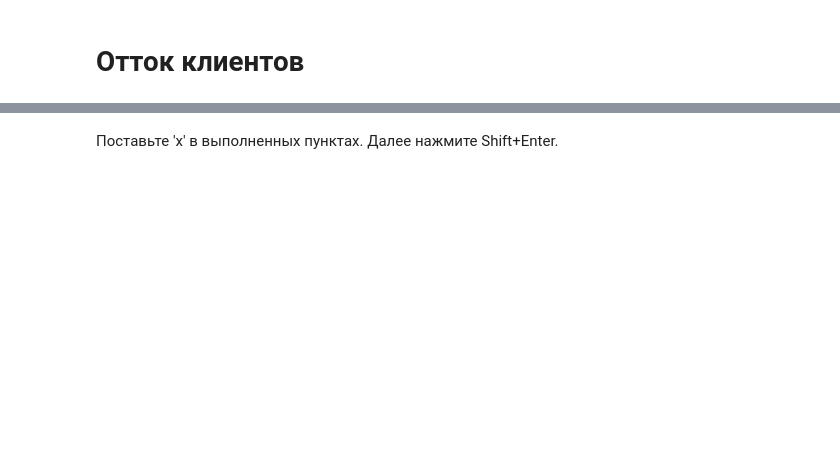
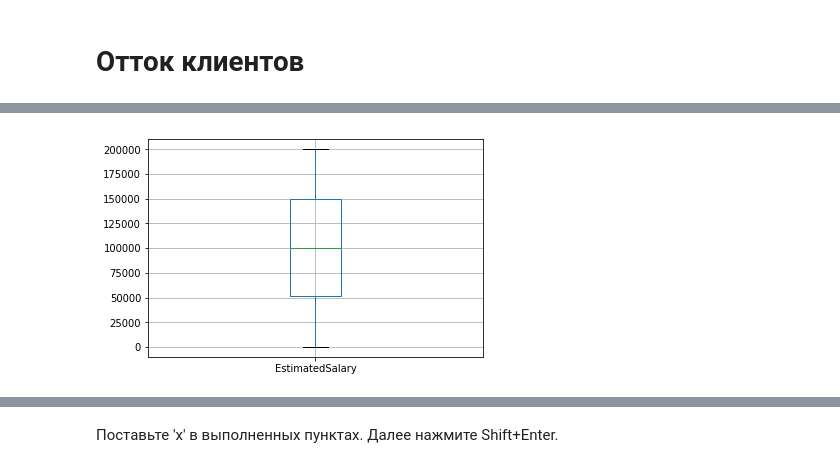
Before and after one commit to akrisanov/data-science-cource, a Jupyter notebook: sprint7/notebook.ipynb, the cells around one changed output, grey strips where cells are left out. Drawn from its saved outputs; the diff is of its cells as text; code cells hidden in the pictures; blank space fills up the shorter version.

```diff
--- a/sprint7/notebook.ipynb
+++ b/sprint7/notebook.ipynb
@@ -22,0 +124,5 @@
+# %%
+data.boxplot('EstimatedSalary')
+plt.show()
+# %% [output]
+[figure, added]
```
Also changed, not shown: parts of 90 cells of this notebook, 1 other file.
